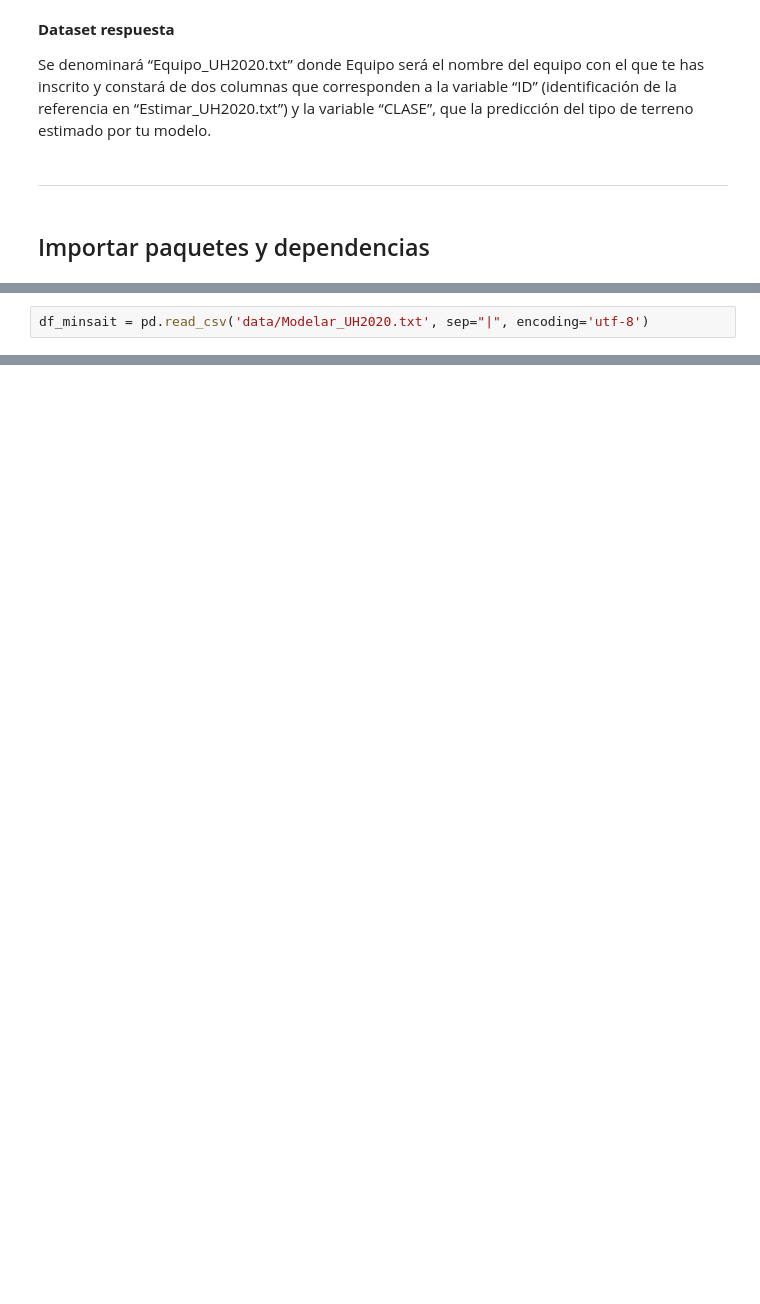
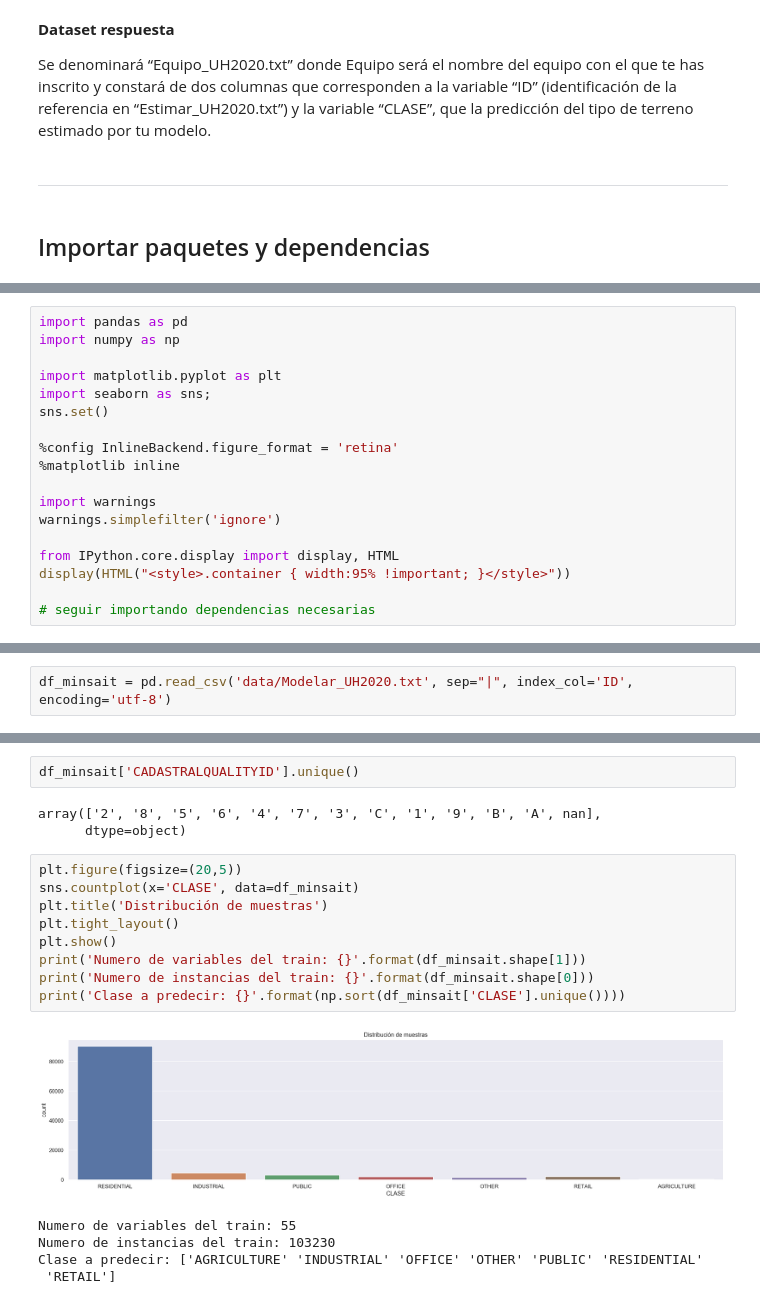
Before and after one commit to cifucg/minsait_land_classification, a Jupyter notebook: Minsait_land_classification.ipynb, the cells around one changed output, grey strips where cells are left out. Drawn from its saved outputs; the diff is of its cells as text; blank space fills up the shorter version.

Commit message:
[MOD] seguir con analizando varaibles

```diff
--- a/Minsait_land_classification.ipynb
+++ b/Minsait_land_classification.ipynb
@@ -42 +36,19 @@ import numpy as np
+# %%
+import pandas as pd
+import numpy as np
+
+import matplotlib.pyplot as plt
+import seaborn as sns;
+sns.set()
+
+%config InlineBackend.figure_format = 'retina'
+%matplotlib inline
+
+import warnings
+warnings.simplefilter('ignore')
+
+from IPython.core.display import display, HTML
+display(HTML("<style>.container { width:95% !important; }</style>"))
+
+# seguir importando dependencias necesarias
 # %% [markdown]
@@ -44,2 +56,2 @@ import numpy as np
 # %%
-df_minsait = pd.read_csv('data/Modelar_UH2020.txt', sep="|", encoding='utf-8')
+df_minsait = pd.read_csv('data/Modelar_UH2020.txt', sep="|", index_col='ID', encoding='utf-8')
@@ -59,0 +92,20 @@ df_minsait.shape
+# %%
+df_minsait['CADASTRALQUALITYID'].unique()
+# %% [output]
+array(['2', '8', '5', '6', '4', '7', '3', 'C', '1', '9', 'B', 'A', nan],
+      dtype=object)
+# %%
+plt.figure(figsize=(20,5))
+sns.countplot(x='CLASE', data=df_minsait)
+plt.title('Distribución de muestras')
+plt.tight_layout()
+plt.show()
+print('Numero de variables del train: {}'.format(df_minsait.shape[1]))
+print('Numero de instancias del train: {}'.format(df_minsait.shape[0]))
+print('Clase a predecir: {}'.format(np.sort(df_minsait['CLASE'].unique())))
+# %% [output]
+[figure, added]
+Numero de variables del train: 55
+Numero de instancias del train: 103230
+Clase a predecir: ['AGRICULTURE' 'INDUSTRIAL' 'OFFICE' 'OTHER' 'PUBLIC' 'RESIDENTIAL'
+ 'RETAIL']
```
Also changed, not shown: parts of 11 cells of this notebook.
